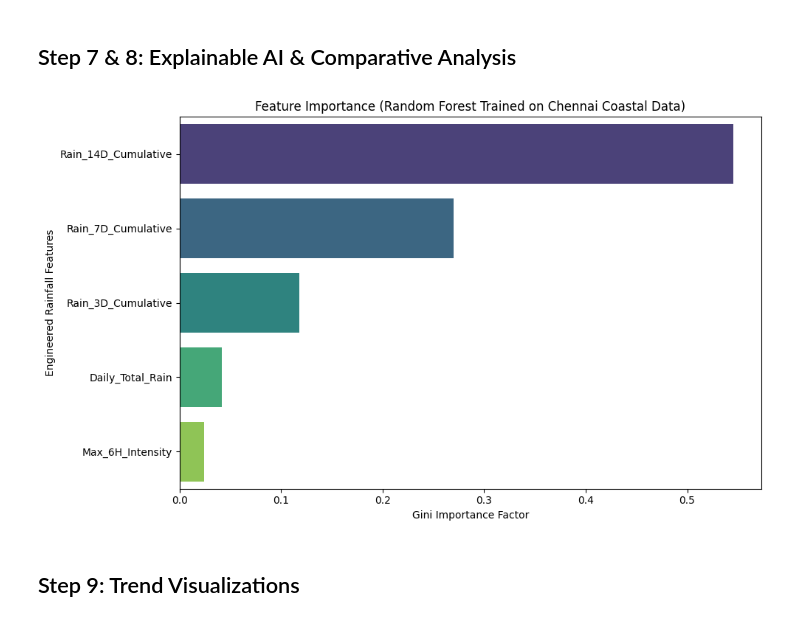
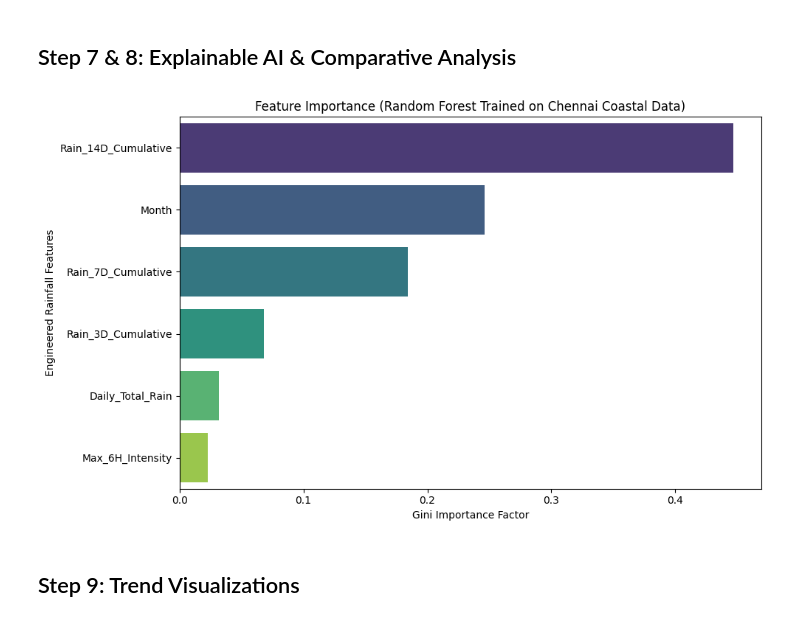
Before and after one commit to shahaarya465/Research-Methodology-6th-Sem, a Jupyter notebook: chennai_uttarkashi.ipynb, the cells around one changed output. Drawn from its saved outputs; the diff is of its cells as text; code cells hidden in the pictures.

```diff
--- a/chennai_uttarkashi.ipynb
+++ b/chennai_uttarkashi.ipynb
@@ -89,19 +93,19 @@ def feature_engineering(df, location_col_name):
     return df
 
 def create_target_variable(df, city_name):
-    df['Flood_Label'] = 0
+    df['Flood'] = 0  # <--- UPDATED THIS LINE
     df['City'] = city_name
 
     if city_name == 'Chennai':
         mask_2015 = (df['Date'] >= '2015-11-08') & (df['Date'] <= '2015-12-15')
         mask_2023 = (df['Date'] >= '2023-11-25') & (df['Date'] <= '2023-12-10')
-        df.loc[mask_2015 | mask_2023, 'Flood_Label'] = 1
+        df.loc[mask_2015 | mask_2023, 'Flood'] = 1
 
     elif city_name == 'Uttarkashi':
         mask_2018 = (df['Date'] >= '2018-07-01') & (df['Date'] <= '2018-07-31')
         mask_2019 = (df['Date'] >= '2019-08-01') & (df['Date'] <= '2019-08-20')
         mask_2021 = (df['Date'] >= '2021-10-15') & (df['Date'] <= '2021-10-25')
-        df.loc[mask_2018 | mask_2019 | mask_2021, 'Flood_Label'] = 1
+        df.loc[mask_2018 | mask_2019 | mask_2021, 'Flood'] = 1
 
     return df
 
@@ -114,26 +118,18 @@ def build_final_dataset(filepath, city_name, boundary_gdf, location_col_name):
 ## Load Datasets
 Loading data adapted for the ERA5 schemas.
 # %%
-# Build datasets using spatial boundaries
 df_chennai = build_final_dataset('datasets/chennai.csv', 'Chennai', chennai_gdf, 'Ward_No')
-df_val = build_final_dataset('datasets/uttarkashi.csv', 'Uttarkashi', uttarkashi_gdf, 'Dist_Name')
+df_uttarkashi = build_final_dataset('datasets/uttarkashi.csv', 'Uttarkashi', uttarkashi_gdf, 'Dist_Name')
 
 numeric_features = [
     'Daily_Total_Rain', 'Max_6H_Intensity',
     'Rain_3D_Cumulative', 'Rain_7D_Cumulative', 'Rain_14D_Cumulative'
 ]
 
-# Local Z-Score Normalization
-scaler_chennai = StandardScaler()
-df_chennai[numeric_features] = scaler_chennai.fit_transform(df_chennai[numeric_features])
-
-scaler_val = StandardScaler()
-df_val[numeric_features] = scaler_val.fit_transform(df_val[numeric_features])
-
 print(f"Chennai Dataset Shape: {df_chennai.shape}")
-print(f"Uttarkashi Dataset Shape: {df_val.shape}")
+print(f"Uttarkashi Dataset Shape: {df_uttarkashi.shape}")
 display(df_chennai.head())
-display(df_val.head())
+display(df_uttarkashi.head())
 # %% [output]
 Chennai Dataset Shape: (4370, 10)
 Uttarkashi Dataset Shape: (4370, 10)
@@ -228,25 +242,29 @@ Confusion Matrix:
 # %% [markdown]
 ## Step 7 & 8: Explainable AI & Comparative Analysis
 # %%
-# Extract feature importances from the trained Random Forest
-importances = rf_model.feature_importances_
+# Extract the Random Forest model from inside the pipeline
+rf_step = best_rf_model.named_steps['rf']
+importances = rf_step.feature_importances_
 
-# Create a DataFrame to sort the features by importance for a cleaner plot
+# Get feature names dynamically from the training data
+feature_names = X_chennai.columns
+
+# Create a DataFrame to sort the features by importance
 feat_imp_df = pd.DataFrame({
-    'Feature': features,
+    'Feature': feature_names,
     'Importance': importances
 }).sort_values(by='Importance', ascending=False)
 
 # Plot the sorted feature importances
 plt.figure(figsize=(10, 6))
 sns.barplot(data=feat_imp_df, x='Importance', y='Feature', palette="viridis")
 plt.title("Feature Importance (Random Forest Trained on Chennai Coastal Data)")
 plt.xlabel("Gini Importance Factor")
 plt.ylabel("Engineered Rainfall Features")
 plt.tight_layout()
 plt.show()
 # %% [output]
-[figure, old version]
+[figure, new version]
 # %% [markdown]
 ## Step 9: Trend Visualizations
 # %%
```
Also changed, not shown: parts of 20 cells of this notebook, 1 other file.
